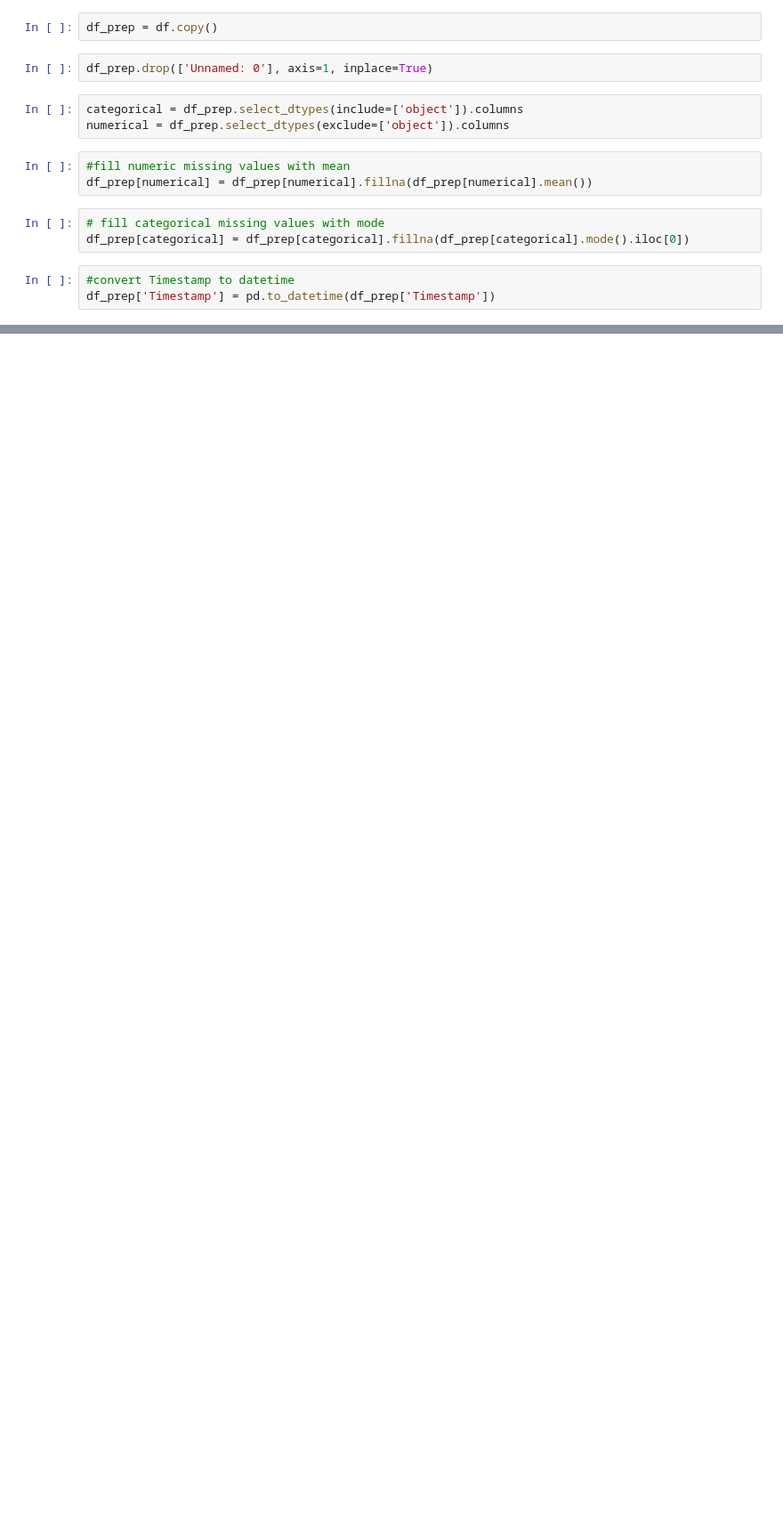
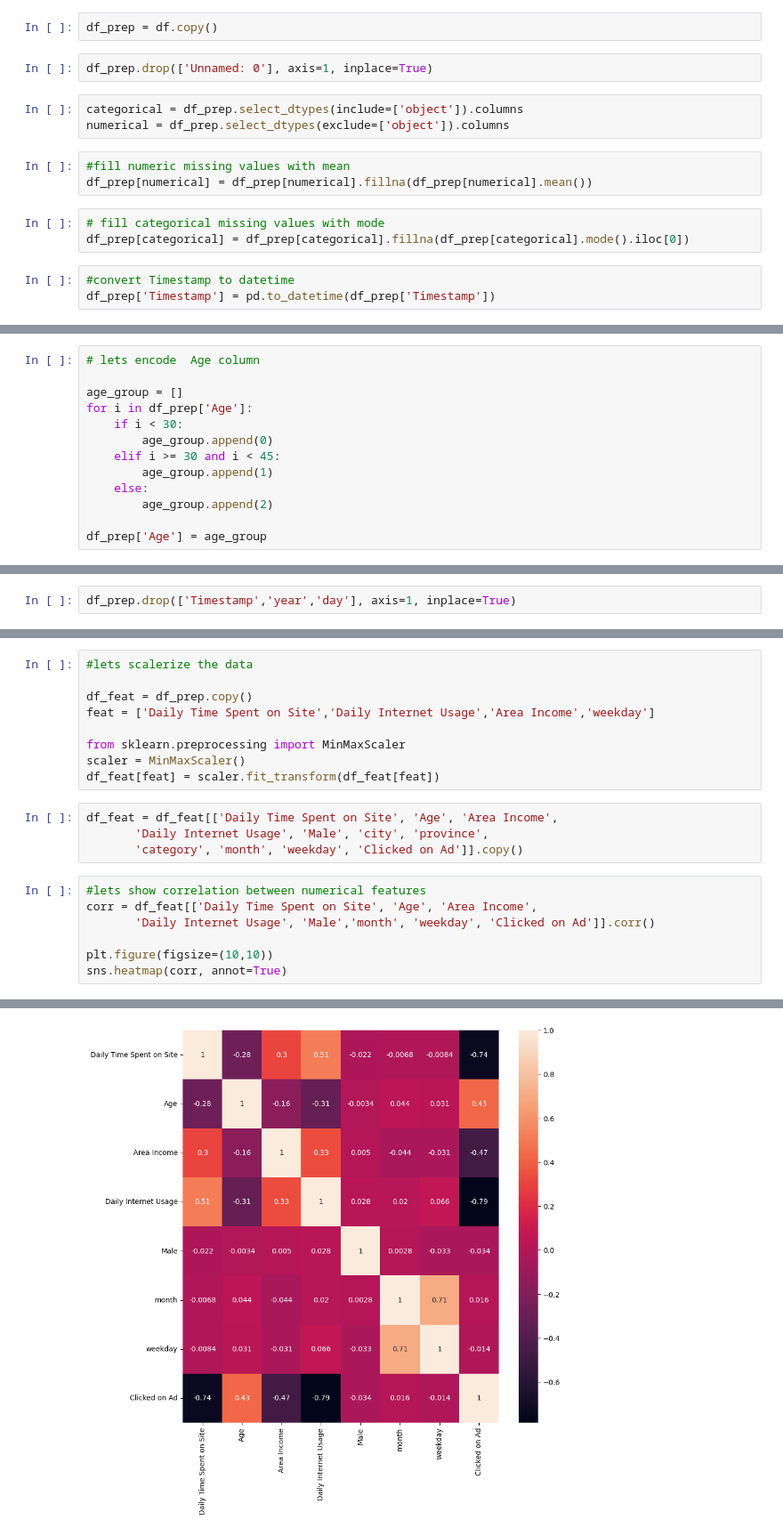
Before and after one commit to masendhy/predict_customer_clicked_ads_classification_by_using_machine_learning, a Jupyter notebook: predict_customer_clicked_ads_classification_by_using_machine_learning.ipynb, the cells around one changed output, grey strips where cells are left out. Shown at 89% size. Saved outputs shown, nothing was run; the diff lists cells and outputs as text; blank space fills up the shorter version.

Commit message:
feature encode

```diff
--- a/predict_customer_clicked_ads_classification_by_using_machine_learning.ipynb
+++ b/predict_customer_clicked_ads_classification_by_using_machine_learning.ipynb
@@ -198,3 +219,16 @@ df_prep['Male'] = df_prep['Male'].map({'Male':1, 'Female':0})
 
 #lets encode Clicked on Ad column
 df_prep['Clicked on Ad'] = df_prep['Clicked on Ad'].map({'Yes':1, 'No':0})
+# %%
+# lets encode  Age column
+
+age_group = []
+for i in df_prep['Age']:
+    if i < 30:
+        age_group.append(0)
+    elif i >= 30 and i < 45:
+        age_group.append(1)
+    else:
+        age_group.append(2)
+
+df_prep['Age'] = age_group
@@ -200,0 +244,2 @@ df_prep['Clicked on Ad'] = df_prep['Clicked on Ad'].map({'Yes':1, 'No':0})
+# %%
+df_prep.drop(['Timestamp','year','day'], axis=1, inplace=True)
@@ -200,0 +248,21 @@ df_prep['Clicked on Ad'] = df_prep['Clicked on Ad'].map({'Yes':1, 'No':0})
+# %%
+#lets scalerize the data
+
+df_feat = df_prep.copy()
+feat = ['Daily Time Spent on Site','Daily Internet Usage','Area Income','weekday']
+
+from sklearn.preprocessing import MinMaxScaler
+scaler = MinMaxScaler()
+df_feat[feat] = scaler.fit_transform(df_feat[feat])
+# %%
+df_feat = df_feat[['Daily Time Spent on Site', 'Age', 'Area Income',
+       'Daily Internet Usage', 'Male', 'city', 'province',
+       'category', 'month', 'weekday', 'Clicked on Ad']].copy()
+# %%
+#lets show correlation between numerical features
+corr = df_feat[['Daily Time Spent on Site', 'Age', 'Area Income',
+       'Daily Internet Usage', 'Male','month', 'weekday', 'Clicked on Ad']].corr()
+
+plt.figure(figsize=(10,10))
+sns.heatmap(corr, annot=True)
+# %% [output]
@@ -200,0 +270 @@ df_prep['Clicked on Ad'] = df_prep['Clicked on Ad'].map({'Yes':1, 'No':0})
+[figure, added]
```
Also changed, not shown: parts of 10 cells of this notebook.
